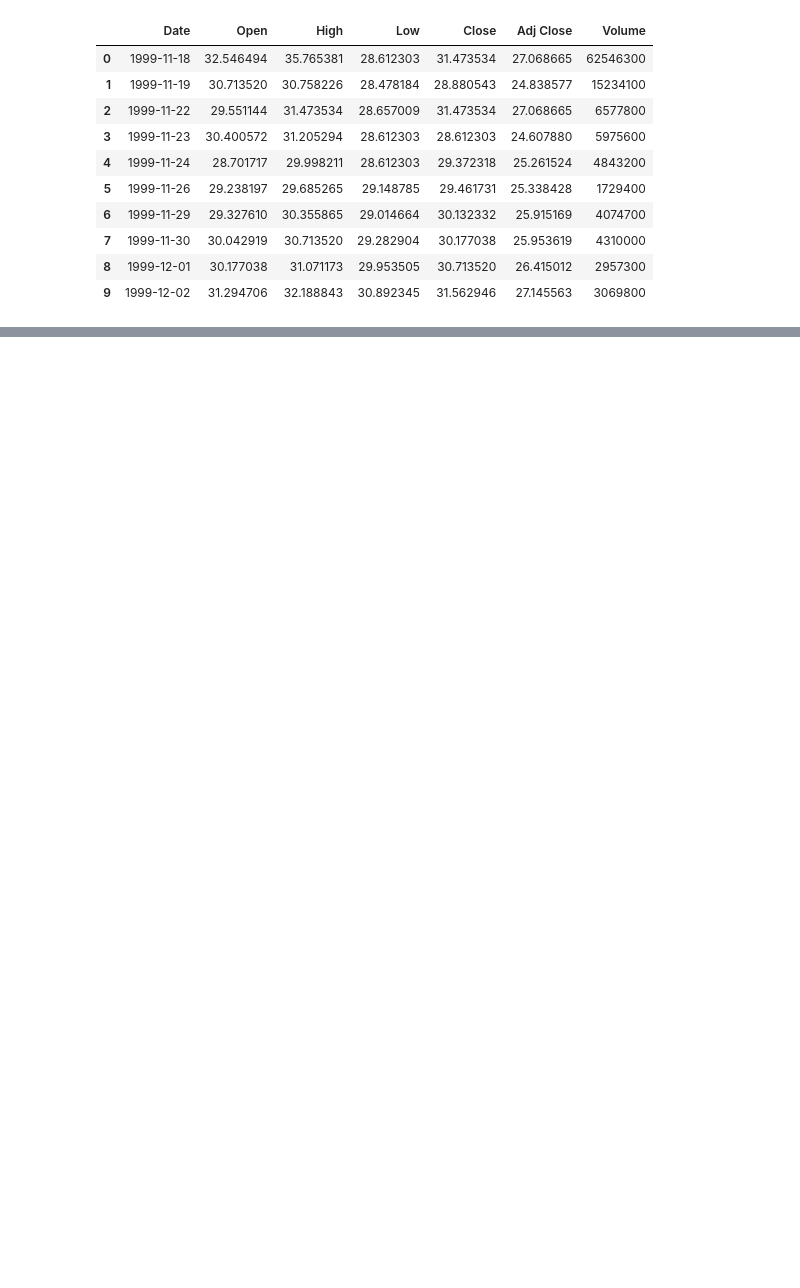
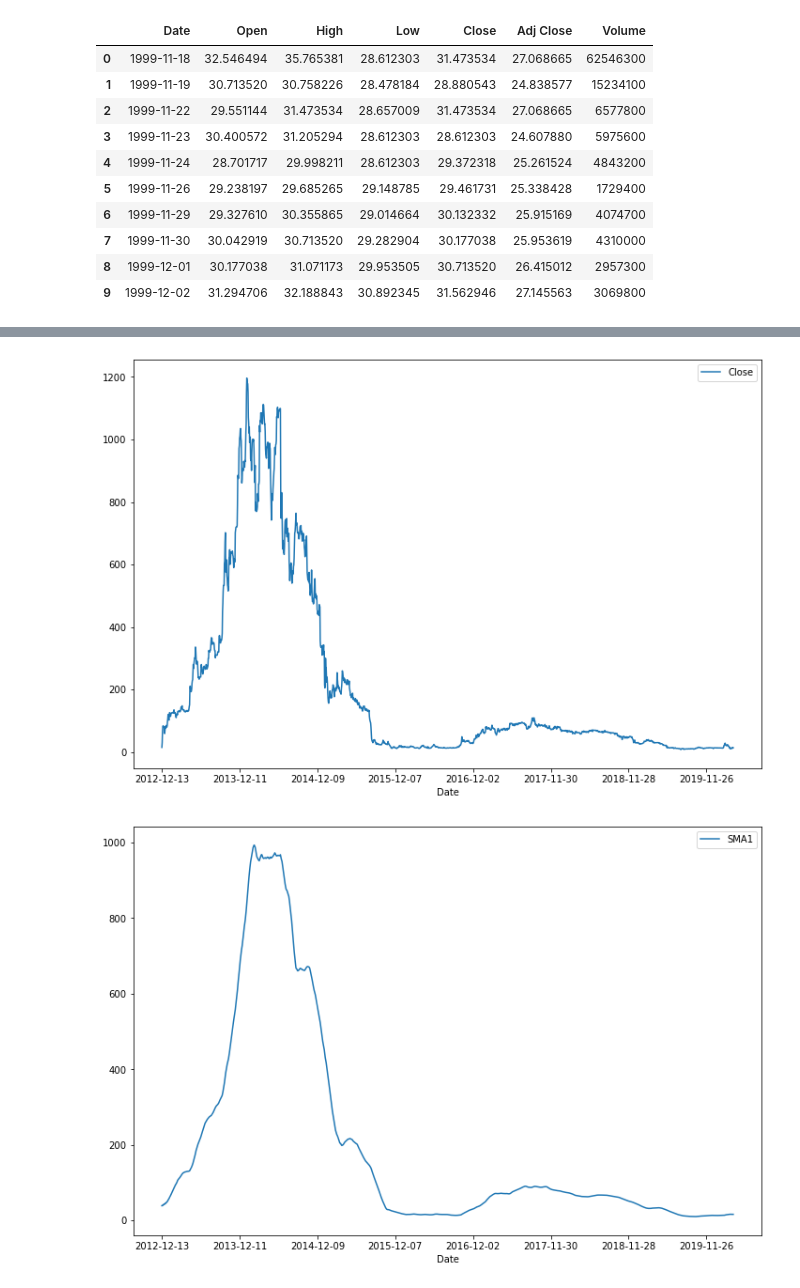
Before and after one commit to p-schlechter/stock-market-analysis, a Jupyter notebook: Exploration.ipynb, the cells around one changed output, grey strips where cells are left out. Saved outputs shown, nothing was run; the diff lists cells and outputs as text; code cells hidden in the pictures; blank space fills up the shorter version.

```diff
--- a/Exploration.ipynb
+++ b/Exploration.ipynb
@@ -258,0 +88,29 @@ stocks_trend_joined[['Stock',
+# %%
+#Creating and Plotting Moving Averages
+
+sorted_stocks['SMA1']  = sorted_stocks['Close'].rolling(window=50).mean()
+
+sorted_stocks['SMA2'] = sorted_stocks['Close'].rolling(window=200).mean()
+sorted_stocks['ewma'] = sorted_stocks['Close'].ewm(halflife=0.5, min_periods=20).mean()
+sorted_stocks.head(11)
+
+
+
+sorted_stocks[sorted_stocks['Stock'] == 'C'].plot(x='Date',y='Close',figsize=(12,8))
+sorted_stocks[sorted_stocks['Stock'] == 'C'].plot(x='Date',y='SMA1', label="SMA1",figsize=(12,8))
+sorted_stocks[sorted_stocks['Stock'] == 'C'].plot(x='Date',y='SMA2', label="SMA2",figsize=(12,8))
+sorted_stocks[sorted_stocks['Stock'] == 'C'].plot(x='Date',y='ewma', label="ewma",figsize=(12,8))
+#plt.plot(sorted_stocks['Date'],sorted_stocks['Open'], label="Open")
+plt.legend()
+plt.show()
+
+# sorted_stocks.plot(kind='line',x='Date', y='SMA1',figsize=(12,8),linewidth=0.5)
+# sorted_stocks.plot(kind='line',x='Date', y='SMA2',figsize=(12,8),linewidth=0.5)
+# sorted_stocks.plot(kind='line',x='Date', y='ewma',figsize=(12,8),linewidth=0.5)
+
+
+# plt.legend()
+# plt.show()
+# %% [output]
+[figure, added]
+[figure, added]
```
Also changed, not shown: parts of 19 cells of this notebook.
